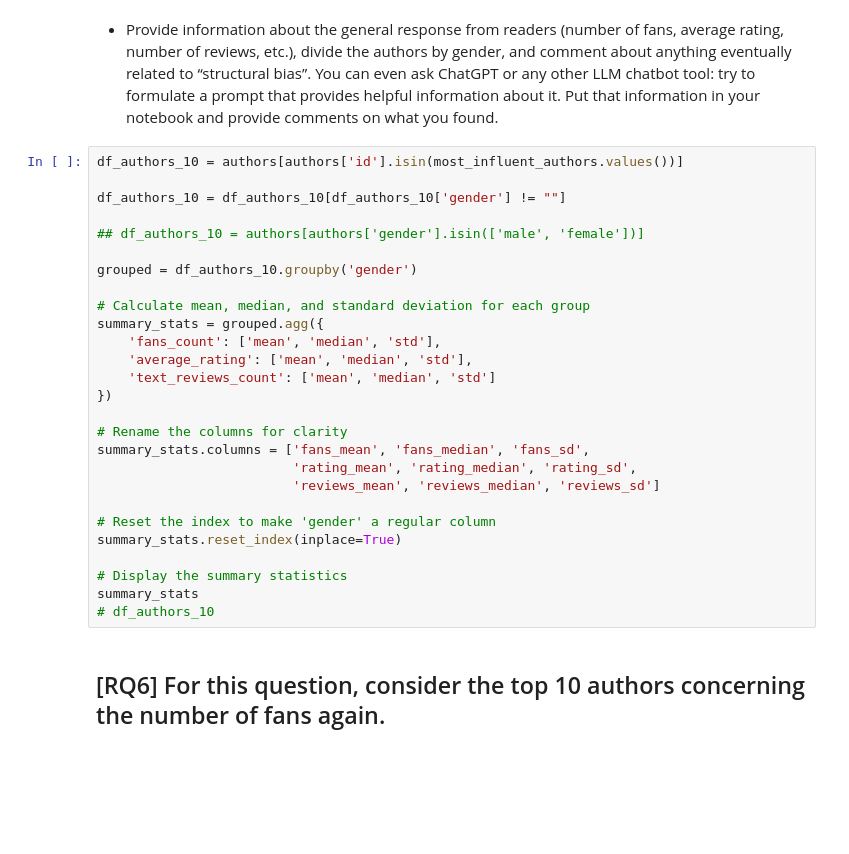
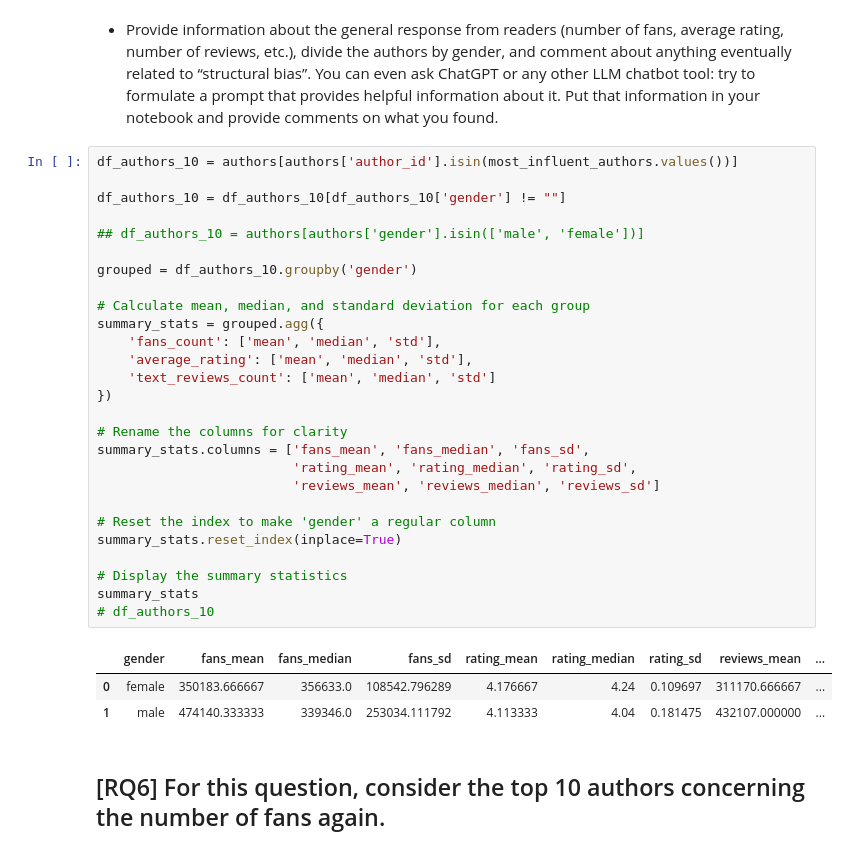
Before and after one commit to RiccardoCorr/ADM_HW_2, a Jupyter notebook: main.ipynb, the cells around one changed output. Drawn from its saved outputs; the diff is of its cells as text; blank space fills up the shorter version.

```diff
--- a/main.ipynb
+++ b/main.ipynb
@@ -1207,32 +1206,36 @@ We can also notice that more recent authors tend to use digital publications, un
 # %% [markdown]
 * Provide information about the general response from readers (number of fans, average rating, number of reviews, etc.), divide the authors by gender, and comment about anything eventually related to “structural bias”. You can even ask ChatGPT or any other LLM chatbot tool: try to formulate a prompt that provides helpful information about it. Put that information in your notebook and provide comments on what you found.
 # %%
-df_authors_10 = authors[authors['id'].isin(most_influent_authors.values())]
+df_authors_10 = authors[authors['author_id'].isin(most_influent_authors.values())]
 
 df_authors_10 = df_authors_10[df_authors_10['gender'] != ""]
 
 ## df_authors_10 = authors[authors['gender'].isin(['male', 'female'])]
 
 grouped = df_authors_10.groupby('gender')
 
 # Calculate mean, median, and standard deviation for each group
 summary_stats = grouped.agg({
     'fans_count': ['mean', 'median', 'std'],
     'average_rating': ['mean', 'median', 'std'],
     'text_reviews_count': ['mean', 'median', 'std']
 })
 
 # Rename the columns for clarity
 summary_stats.columns = ['fans_mean', 'fans_median', 'fans_sd',
                          'rating_mean', 'rating_median', 'rating_sd',
                          'reviews_mean', 'reviews_median', 'reviews_sd']
 
 # Reset the index to make 'gender' a regular column
 summary_stats.reset_index(inplace=True)
 
 # Display the summary statistics
 summary_stats
 # df_authors_10
+# %% [output]
+|  | gender | fans_mean | fans_median | fans_sd | rating_mean | rating_median | rating_sd | reviews_mean | ... |
+| 0 | female | 350183.666667 | 356633.0 | 108542.796289 | 4.176667 | 4.24 | 0.109697 | 311170.666667 | ... |
+| 1 | male | 474140.333333 | 339346.0 | 253034.111792 | 4.113333 | 4.04 | 0.181475 | 432107.000000 | ... |
 # %% [markdown]
 ## [RQ6] For this question, consider the top 10 authors concerning the number of fans again.
 # %% [markdown]
```
Also changed, not shown: parts of 25 cells of this notebook.
